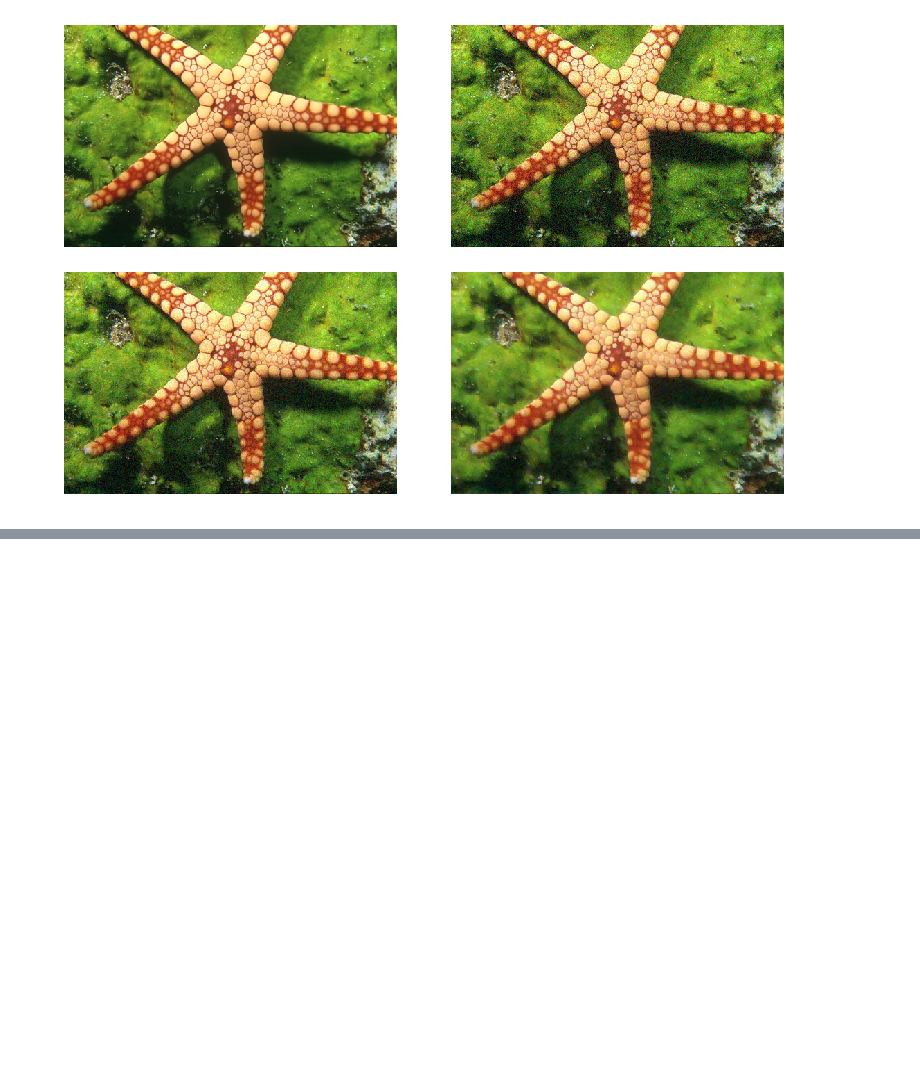
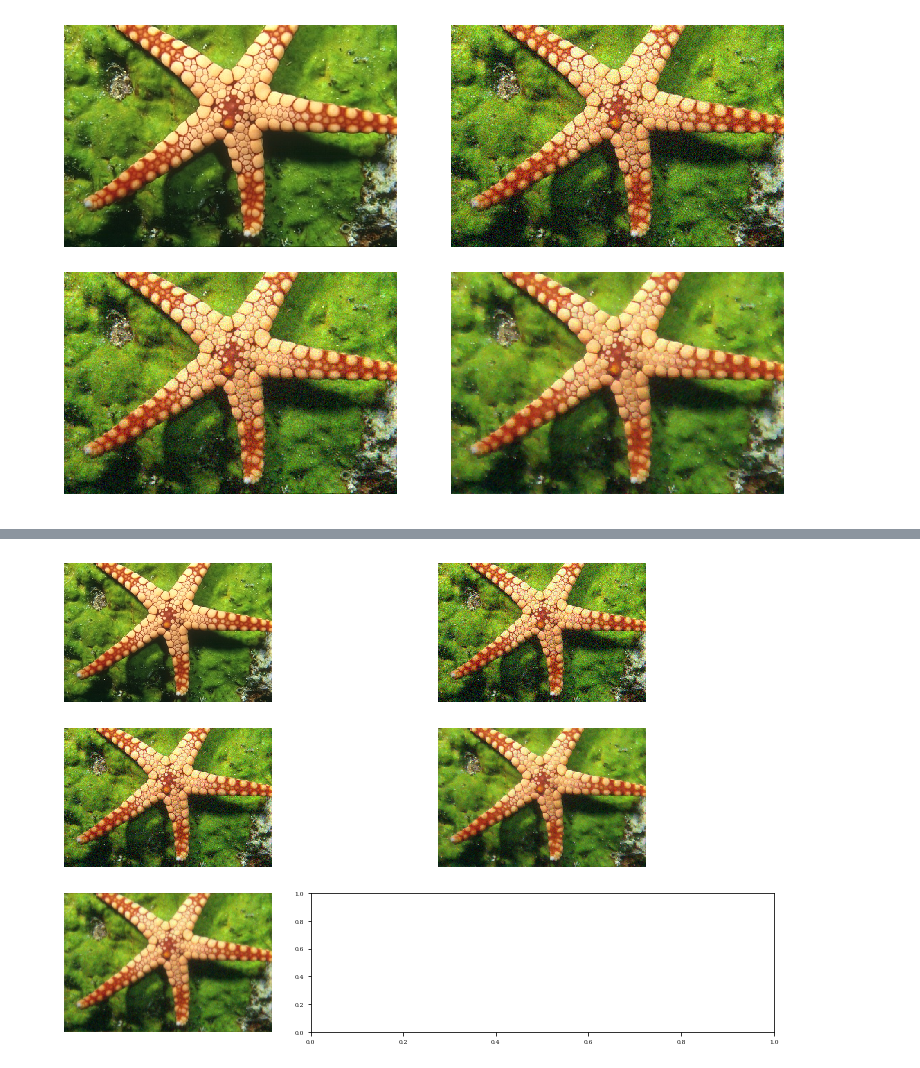
Before and after one commit to JayZhuUCSD/Projb, a Jupyter notebook: projectB.ipynb, the cells around one changed output, grey strips where cells are left out. Cells and saved outputs as stored; diff of their text form; code cells hidden in the pictures; blank space fills up the shorter version.

Commit message:
up to 15 (ADMM)

```diff
--- a/projectB.ipynb
+++ b/projectB.ipynb
@@ -168,0 +218,3 @@ fig.show()
+# %%
+x = plt.imread('assets/starfish.png')
+xHatADMM = im.total_variation(y, sig, m=50, scheme='admm')
@@ -168,0 +239,10 @@ fig.show()
+# %%
+fig,ax = plt.subplots(nrows=3, ncols=2, figsize=(12,7))
+im.show(x, ax[0][0])
+im.show(y, ax[0][1])
+im.show(xHat, ax[1][0])
+im.show(xHatNest, ax[1][1])
+im.show(xHatADMM, ax[2][0])
+fig.show()
+# %% [output]
+[figure, added]
```
Also changed, not shown: parts of 21 cells of this notebook.
